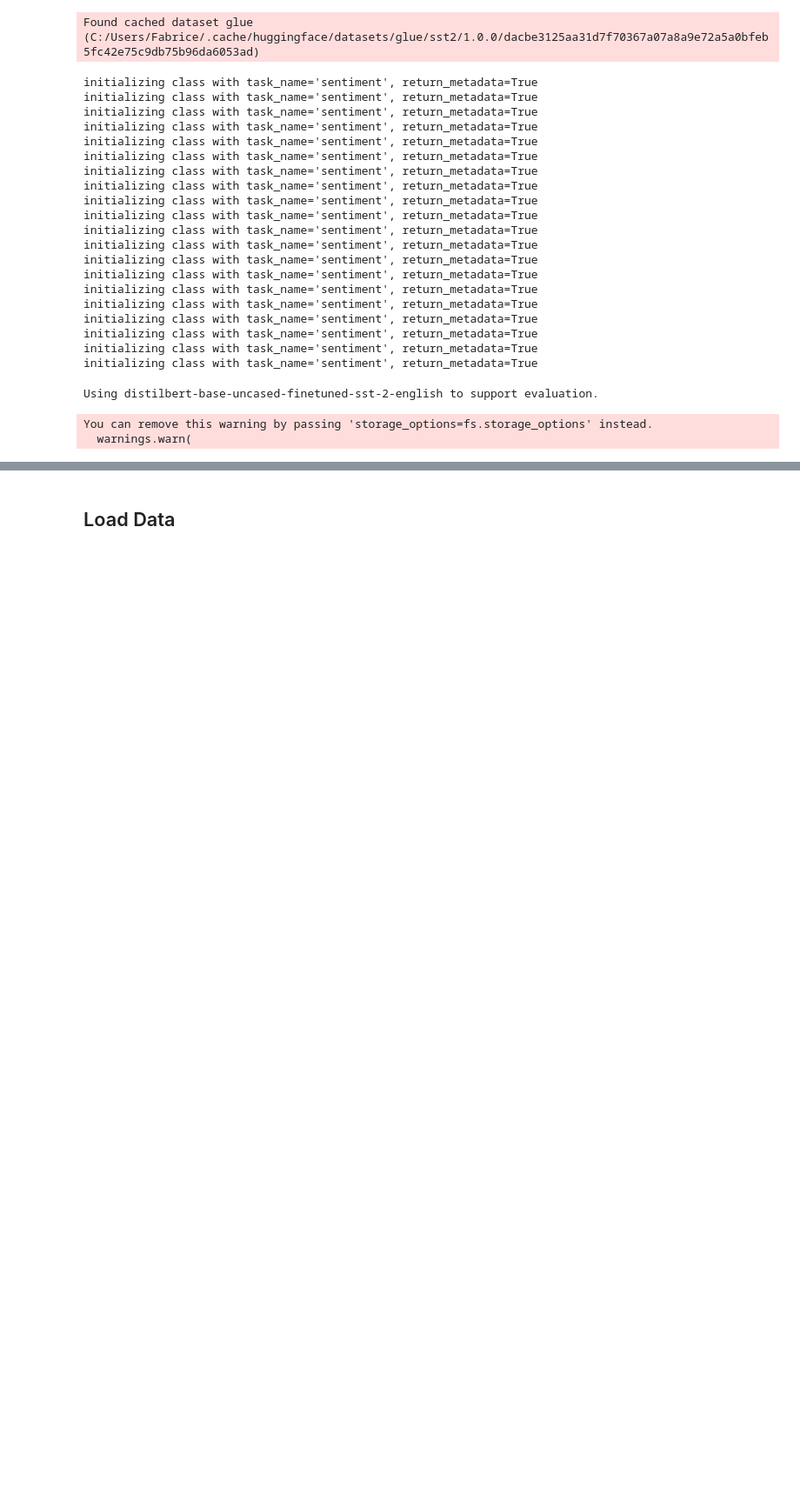
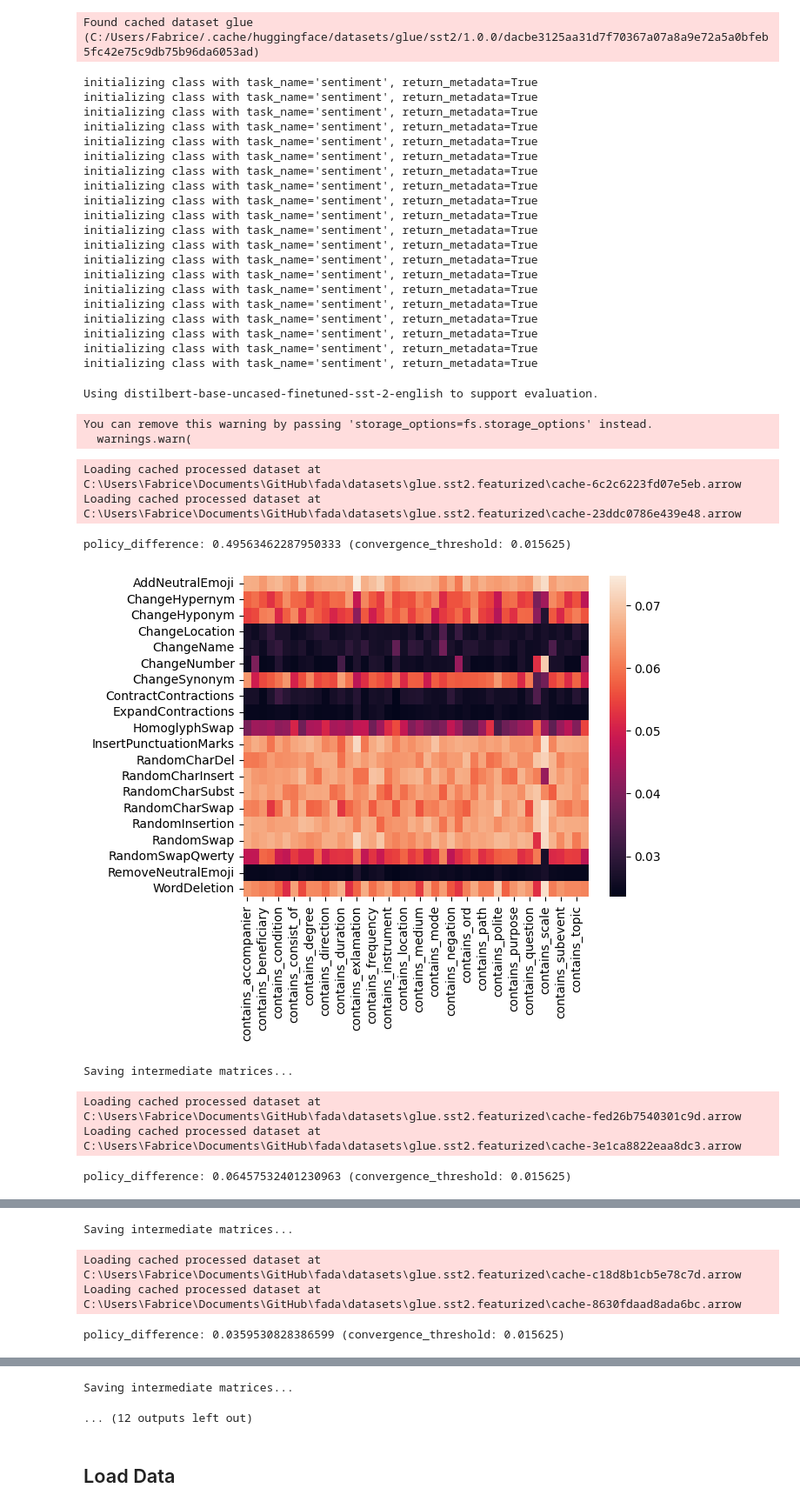
Before and after one commit to Wauplin/fada, a Jupyter notebook: fada_v2.1.ipynb, the cells around one changed output, grey strips where cells are left out. Shown: that part at 87% size. Cells and saved outputs as stored; diff of their text form; code cells hidden in the pictures; blank space fills up the shorter version.

```diff
--- a/fada_v2.1.ipynb
+++ b/fada_v2.1.ipynb
@@ -439,6 +451,7 @@ class Augmenter:
     def apply_to_batch(self, batch):
         new_texts, new_labels, transforms_applied, is_changed = [], [], [], []
         for idx, text, label in zip(batch['idx'], batch['text'], batch['label']):
+            actual_batch_size = len(batch['idx'])
             original_text, original_label = text, label
             for _ in range(self.num_augmentations_per_record):
                 sampled_transforms = sample_transforms(self.transforms,
@@ -460,18 +473,17 @@ class Augmenter:
                     new_labels.append(label)
                     is_changed.append(int(original_text != text))
 
-        realized_batch_size = len(new_labels)
-
         if self.keep_originals:
             new_texts = batch['text'] + new_texts
             new_labels = batch['label'] + new_labels
-            transforms_applied = transforms_applied + np.zeros((realized_batch_size, len(self.transforms)), dtype=np.int32).tolist(),
-            is_changed = is_changed + [0] * realized_batch_size
+            realized_batch_size = len(new_labels)
+            transforms_applied = transforms_applied + np.zeros((actual_batch_size, len(self.transforms)), dtype=np.int32).tolist()
+            is_changed = is_changed + [0] * actual_batch_size
             out = {
                 "text": new_texts,
                 "label": new_labels,
                 "idx": list(range(realized_batch_size)),
-                "transforms_applied": transforms_applied,
+                "transforms_applied": [t for t in transforms_applied],
                 "is_changed": is_changed
             }
         else:
@@ -482,6 +494,7 @@ class Augmenter:
                 "transforms_applied": transforms_applied,
                 "is_changed": is_changed
             }
+
         return out
 
 
@@ -664,7 +677,7 @@ min_coverage = 100
 num_to_transform_per_step = 25
 
 policy_difference = np.inf
-convergence_threshold = 0.1 # 1 / (num_transforms + num_features)
+convergence_threshold = 1 / (num_transforms + num_features)
 
 i = 0
 while policy_difference > convergence_threshold:
@@ -696,30 +709,41 @@ while policy_difference > convergence_threshold:
                       num_transforms_to_apply=1,
                       batch_size=1,
                       keep_originals=False,
                       perf_extractor=perf_extractor)
         aug_dataset = augmenter.augment()
 
         performance = np.array(aug_dataset["performance"]).sum()
         num_changes = np.array(aug_dataset["is_changed"]).sum()
 
         counts[t,f]       += f_dataset.num_rows
         changes[t,f]      += num_changes
         performances[t,f] += performance
 
     # compute augmentation policy
     average_performance    = np.nan_to_num(performances / counts, 0)
     applicability_rate     = np.nan_to_num(changes / counts, 0)
     new_policy             = softmax(average_performance * applicability_rate, axis=0)
 
     policy_difference      = np.linalg.norm(new_policy - policy)
     policy                 = new_policy
 
     print(f"policy_difference: {policy_difference} (convergence_threshold: {convergence_threshold})")
 
     policy_heatmap(policy, transforms, feature_extractor.featurizers)
 
     print("Saving intermediate matrices...")
     np.save(os.path.join(save_dir, f"glue.sst2.fada.v2.counts-step-{i}"), counts)
     np.save(os.path.join(save_dir, f"glue.sst2.fada.v2.changes-step-{i}"), changes)
     np.save(os.path.join(save_dir, f"glue.sst2.fada.v2.performances-step-{i}"), performances)
     np.save(os.path.join(save_dir, f"glue.sst2.fada.v2.policy-step-{i}"), policy)
+
+    i += 1
+# %% [output]
+Loading cached processed dataset at C:\Users\Fabrice\Documents\GitHub\fada\datasets\glue.sst2.featurized\cache-6c2c6223fd07e5eb.arrow
+Loading cached processed dataset at C:\Users\Fabrice\Documents\GitHub\fada\datasets\glue.sst2.featurized\cache-23ddc0786e439e48.arrow
+policy_difference: 0.49563462287950333 (convergence_threshold: 0.015625)
+[figure, added]
+Saving intermediate matrices...
+Loading cached processed dataset at C:\Users\Fabrice\Documents\GitHub\fada\datasets\glue.sst2.featurized\cache-fed26b7540301c9d.arrow
+Loading cached processed dataset at C:\Users\Fabrice\Documents\GitHub\fada\datasets\glue.sst2.featurized\cache-3e1ca8822eaa8dc3.arrow
+policy_difference: 0.06457532401230963 (convergence_threshold: 0.015625)
@@ -725,0 +751,4 @@ while policy_difference > convergence_threshold:
+Saving intermediate matrices...
+Loading cached processed dataset at C:\Users\Fabrice\Documents\GitHub\fada\datasets\glue.sst2.featurized\cache-c18d8b1cb5e78c7d.arrow
+Loading cached processed dataset at C:\Users\Fabrice\Documents\GitHub\fada\datasets\glue.sst2.featurized\cache-8630fdaad8ada6bc.arrow
+policy_difference: 0.0359530828386599 (convergence_threshold: 0.015625)
@@ -725,0 +756,2 @@ while policy_difference > convergence_threshold:
+Saving intermediate matrices...
+... (12 outputs left out)
```
Also changed, not shown: parts of 7 cells of this notebook.
